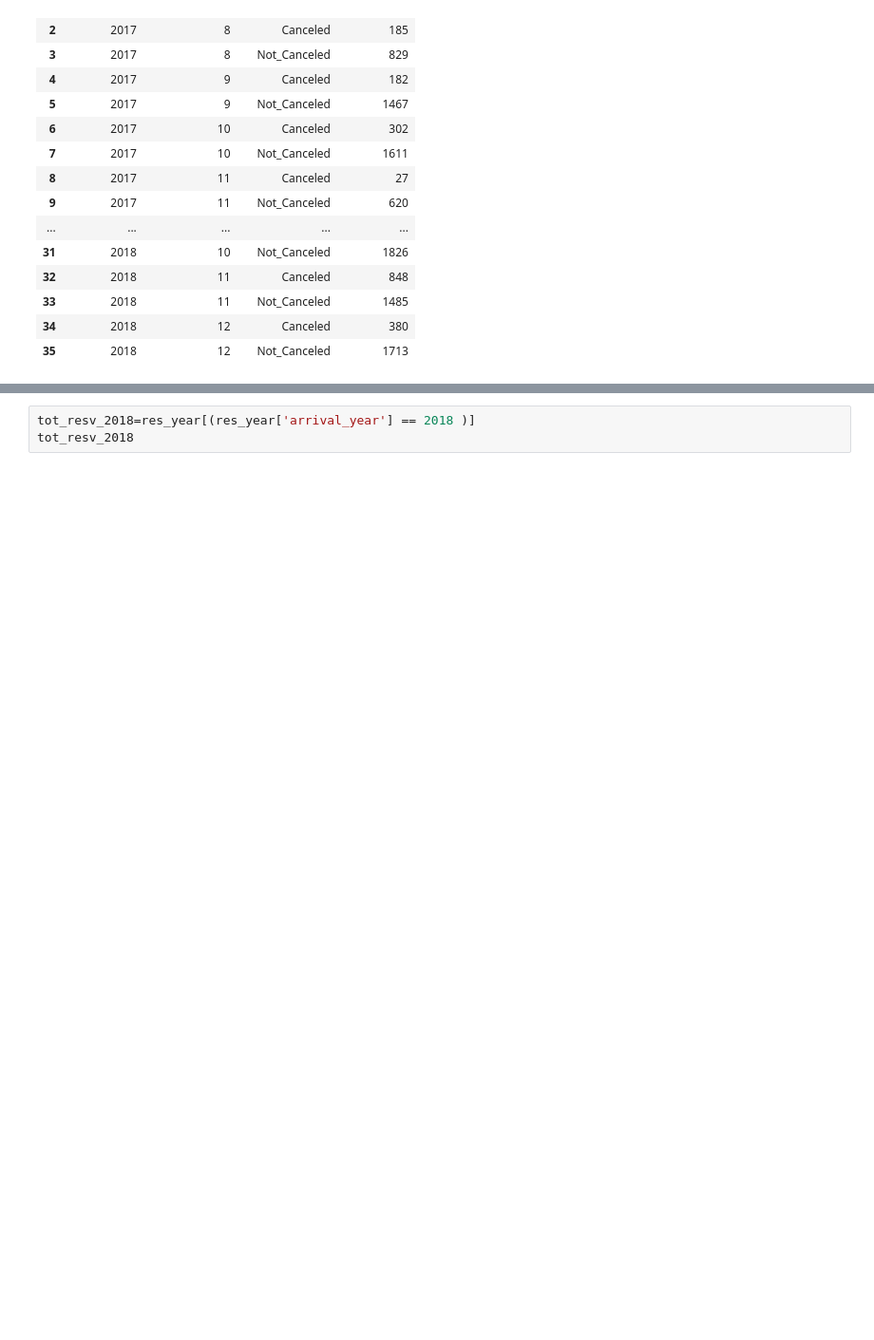
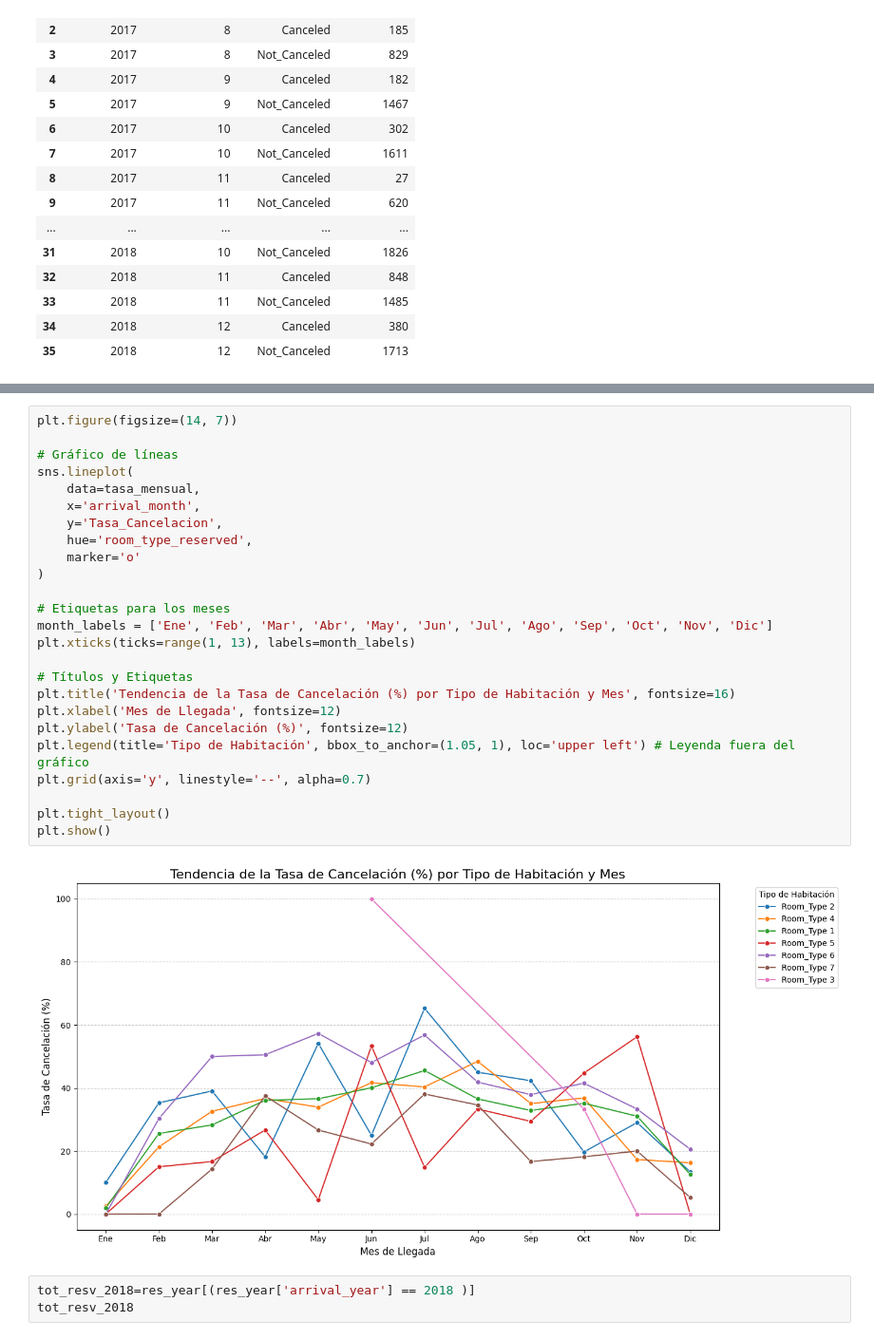
Before and after one commit to AndresCba89/reservas_hoteles, a Jupyter notebook: hotel.ipynb, the cells around one changed output, grey strips where cells are left out. Shown: that part at 95% size. Saved outputs shown, nothing was run; the diff lists cells and outputs as text; blank space fills up the shorter version.

```diff
--- a/hotel.ipynb
+++ b/hotel.ipynb
@@ -376,3 +419,30 @@ The `ci` parameter is deprecated. Use `errorbar=None` for the same effect.
+# %%
+plt.figure(figsize=(14, 7))
+
+# Gráfico de líneas
+sns.lineplot(
+    data=tasa_mensual,
+    x='arrival_month',
+    y='Tasa_Cancelacion',
+    hue='room_type_reserved',
+    marker='o'
+)
+
+# Etiquetas para los meses
+month_labels = ['Ene', 'Feb', 'Mar', 'Abr', 'May', 'Jun', 'Jul', 'Ago', 'Sep', 'Oct', 'Nov', 'Dic']
+plt.xticks(ticks=range(1, 13), labels=month_labels)
+
+# Títulos y Etiquetas
+plt.title('Tendencia de la Tasa de Cancelación (%) por Tipo de Habitación y Mes', fontsize=16)
+plt.xlabel('Mes de Llegada', fontsize=12)
+plt.ylabel('Tasa de Cancelación (%)', fontsize=12)
+plt.legend(title='Tipo de Habitación', bbox_to_anchor=(1.05, 1), loc='upper left') # Leyenda fuera del gráfico
+plt.grid(axis='y', linestyle='--', alpha=0.7)
+
+plt.tight_layout()
+plt.show()
+# %% [output]
+[figure, added]
 # %%
 tot_resv_2018=res_year[(res_year['arrival_year'] == 2018 )]
 tot_resv_2018
```
Also changed, not shown: parts of 7 cells of this notebook, 3 other files.
